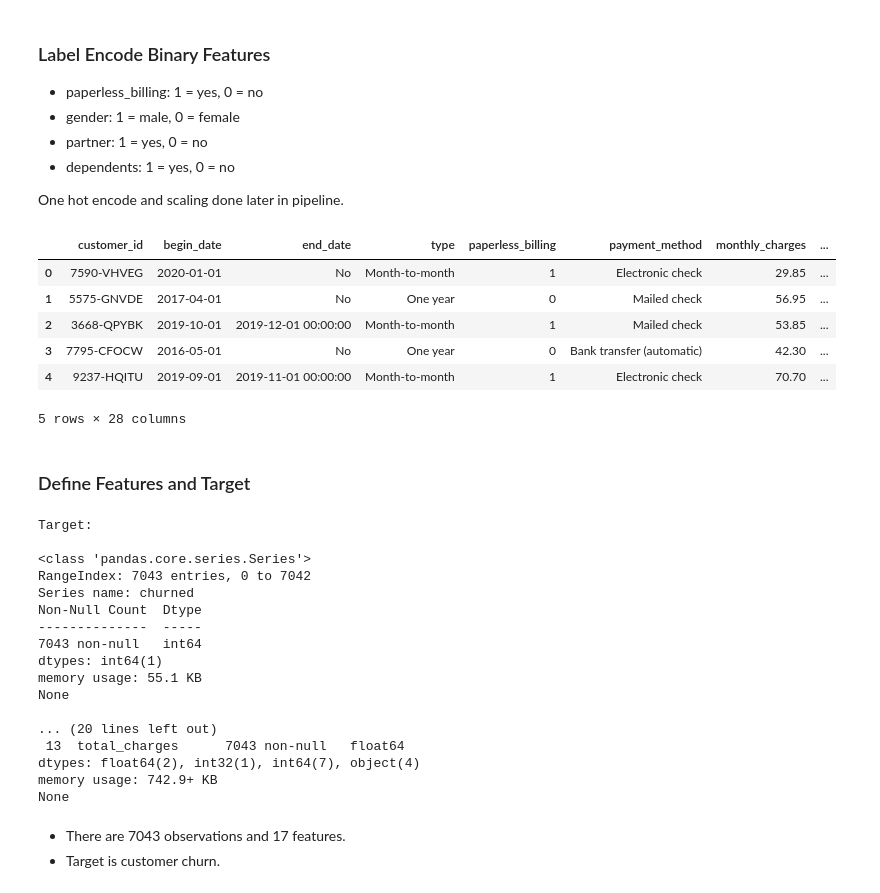
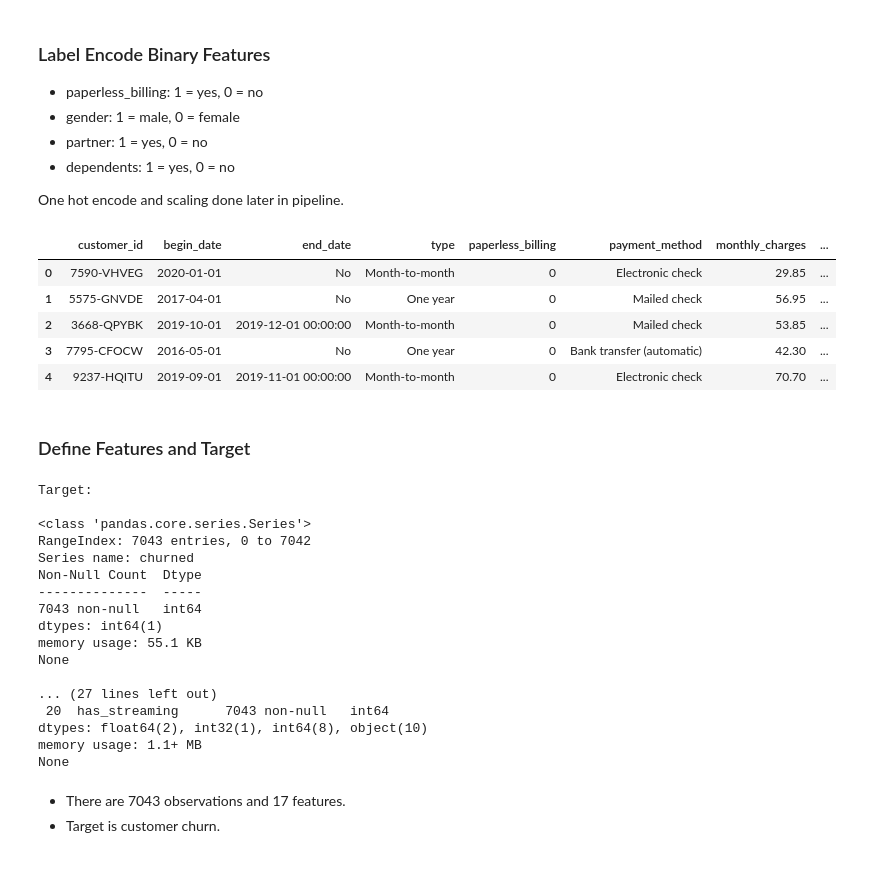
Before and after one commit to kellyshreeve/final-project, a Jupyter notebook: Notebooks/project-code-v2.ipynb, the cells around one changed output. Saved outputs shown, nothing was run; the diff lists cells and outputs as text; code cells hidden in the pictures.

```diff
--- a/Notebooks/project-code-v2.ipynb
+++ b/Notebooks/project-code-v2.ipynb
@@ -1039,28 +1053,33 @@ plt.show()
 
 One hot encode and scaling done later in pipeline.
 # %%
+pd.set_option('display.max_columns', None)
+
 merged_df['paperless_billing'] = np.where(merged_df['paperless_billing'] == 'Yes', 1, 0)
 merged_df['gender'] = np.where(merged_df['gender'] == 'Male', 1, 0)
 merged_df['partner'] = np.where(merged_df['partner'] == 'Yes', 1, 0)
 merged_df['dependents'] = np.where(merged_df['dependents'] == 'Yes', 1, 0)
 
 merged_df.head()
 # %% [output]
 |  | customer_id | begin_date | end_date | type | paperless_billing | payment_method | monthly_charges | ... |
-| 0 | 7590-VHVEG | 2020-01-01 | No | Month-to-month | 1 | Electronic check | 29.85 | ... |
+| 0 | 7590-VHVEG | 2020-01-01 | No | Month-to-month | 0 | Electronic check | 29.85 | ... |
 | 1 | 5575-GNVDE | 2017-04-01 | No | One year | 0 | Mailed check | 56.95 | ... |
-| 2 | 3668-QPYBK | 2019-10-01 | 2019-12-01 00:00:00 | Month-to-month | 1 | Mailed check | 53.85 | ... |
+| 2 | 3668-QPYBK | 2019-10-01 | 2019-12-01 00:00:00 | Month-to-month | 0 | Mailed check | 53.85 | ... |
 | 3 | 7795-CFOCW | 2016-05-01 | No | One year | 0 | Bank transfer (automatic) | 42.30 | ... |
-| 4 | 9237-HQITU | 2019-09-01 | 2019-11-01 00:00:00 | Month-to-month | 1 | Electronic check | 70.70 | ... |
+| 4 | 9237-HQITU | 2019-09-01 | 2019-11-01 00:00:00 | Month-to-month | 0 | Electronic check | 70.70 | ... |
-5 rows × 28 columns
 # %% [markdown]
 ### Define Features and Target
 # %%
 target = merged_df['churned']
-features = merged_df[['begin_year', 'type', 'paperless_billing', 'payment_method',
-                      'monthly_charges', 'internet_service', 'gender', 'senior_citizen',
-                      'partner', 'dependents', 'multiple_lines',
-                      'has_protection', 'has_streaming', 'total_charges']]
+# features = merged_df[['begin_year', 'type', 'paperless_billing', 'payment_method',
+#                       'monthly_charges', 'gender', 'senior_citizen',
+#                       'partner', 'dependents', 'multiple_lines',
+#                       'has_protection', 'has_streaming', 'total_charges']]
+
+features = merged_df.drop(['customer_id', 'begin_date', 'end_date', 'churned',
+                           'total_internet_services', 'end_date_or_last_date',
+                           'contract_length'], axis=1)
 
 print('Target:')
 print()
@@ -1082,10 +1101,10 @@ dtypes: int64(1)
 memory usage: 55.1 KB
 None
 
-... (20 lines left out)
- 13  total_charges      7043 non-null   float64
-dtypes: float64(2), int32(1), int64(7), object(4)
-memory usage: 742.9+ KB
+... (27 lines left out)
+ 20  has_streaming      7043 non-null   int64
+dtypes: float64(2), int32(1), int64(8), object(10)
+memory usage: 1.1+ MB
 None
 # %% [markdown]
 * There are 7043 observations and 17 features.
```
Also changed, not shown: parts of 34 cells of this notebook, 6 other files.
